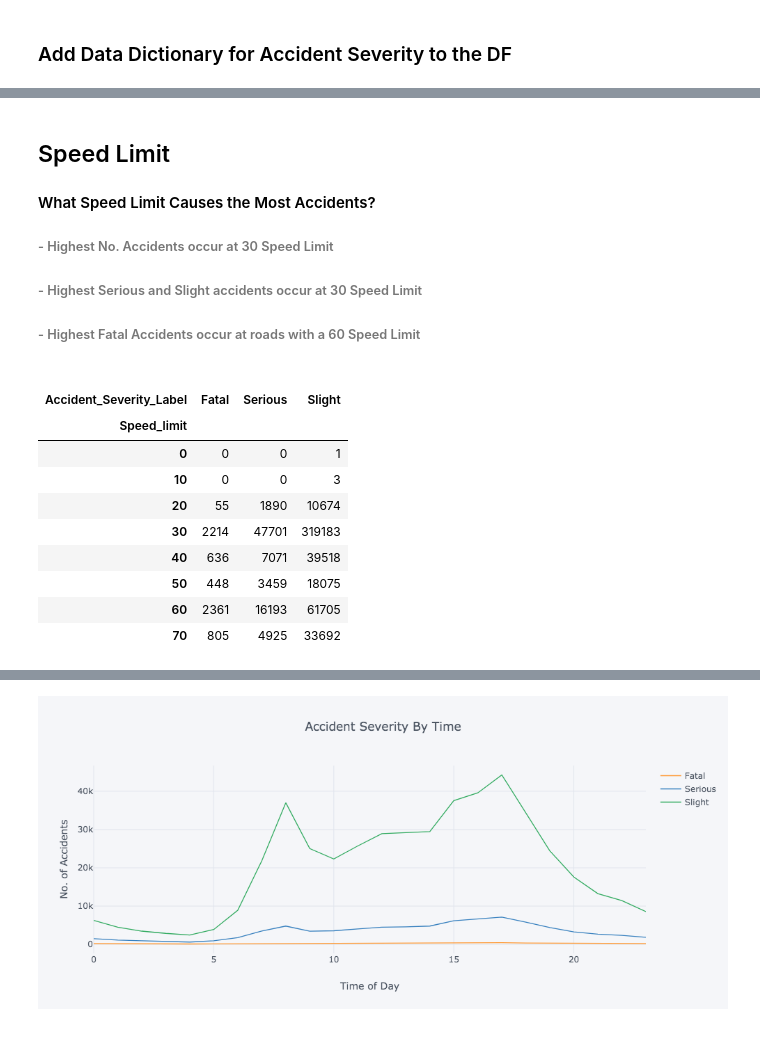
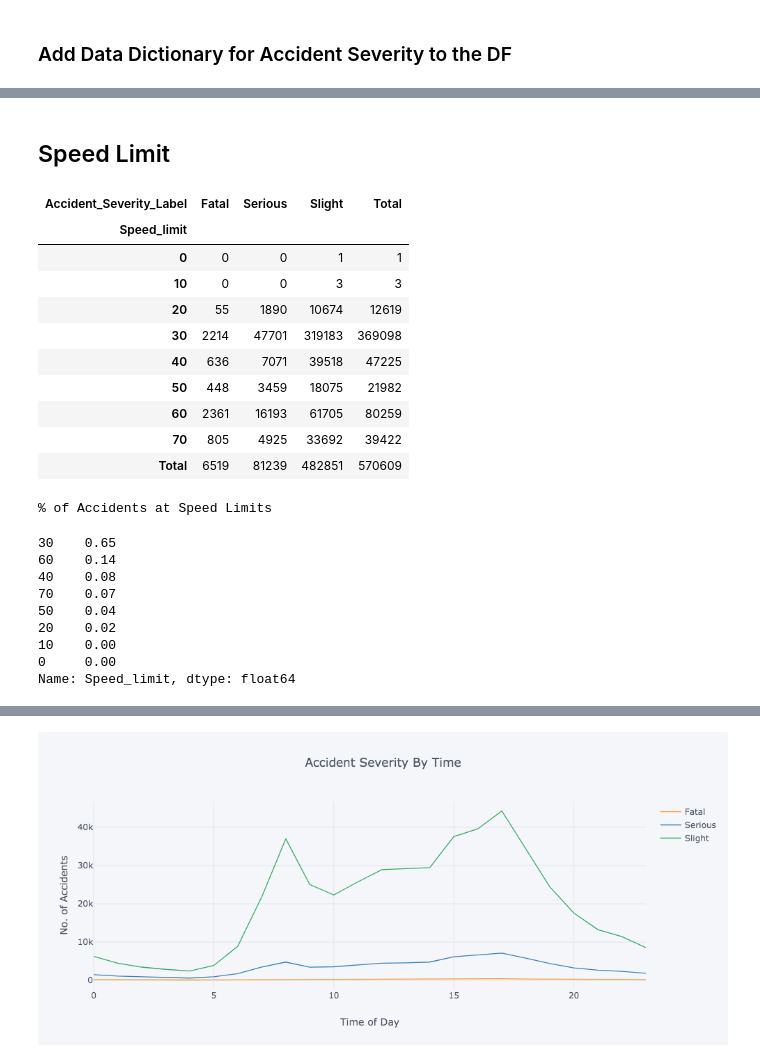
Before and after one commit to Danjah/ukdata, a Jupyter notebook: ukdata_df_prep.ipynb, the cells around one changed output, grey strips where cells are left out. Cells and saved outputs as stored; diff of their text form; code cells hidden in the pictures.

```diff
--- a/ukdata_df_prep.ipynb
+++ b/ukdata_df_prep.ipynb
@@ -85,27 +101,39 @@ ukData.sample(5)
 5 rows × 30 columns
-# %% [markdown]
-## Speed Limit
-#### What Speed Limit Causes the Most Accidents?
-###### - Highest No. Accidents occur at 30 Speed Limit
-###### - Highest Serious and Slight accidents occur at 30 Speed Limit
-###### - Highest Fatal Accidents occur at roads with a 60 Speed Limit
-###### <b>
+# %% [markdown]
+## Speed Limit
 # %%
 #Create a Grouped DF comparing Speed Limit against Accident_Severity_Label
-speed_gp = (ukData.groupby(['Accident_Severity_Label','Speed_limit'])['Accident_Severity_Label']
-            .agg('count').unstack('Accident_Severity_Label').fillna(0))
+speed_gp = pd.crosstab(ukData.Speed_limit,ukData.Accident_Severity_Label, margins=True, margins_name='Total')
+
+#Avg Accidents that occur at the differnet speed Limits
+speed_gp_avg = pd.crosstab(ukData.Speed_limit,ukData.Accident_Severity_Label).mean(axis=1)
 
 #Highlight Max Values
-speed_gp.style.highlight_max(color='red')
+speed_gp.style.highlight_max(color='lightblue')
 # %% [output]
-| Accident_Severity_Label | Fatal | Serious | Slight |
-| Speed_limit |  |  |  |
-| 0 | 0 | 0 | 1 |
-| 10 | 0 | 0 | 3 |
-| 20 | 55 | 1890 | 10674 |
-| 30 | 2214 | 47701 | 319183 |
-| 40 | 636 | 7071 | 39518 |
-| 50 | 448 | 3459 | 18075 |
-| 60 | 2361 | 16193 | 61705 |
-| 70 | 805 | 4925 | 33692 |
+| Accident_Severity_Label | Fatal | Serious | Slight | Total |
+| Speed_limit |  |  |  |  |
+| 0 | 0 | 0 | 1 | 1 |
+| 10 | 0 | 0 | 3 | 3 |
+| 20 | 55 | 1890 | 10674 | 12619 |
+| 30 | 2214 | 47701 | 319183 | 369098 |
+| 40 | 636 | 7071 | 39518 | 47225 |
+| 50 | 448 | 3459 | 18075 | 21982 |
+| 60 | 2361 | 16193 | 61705 | 80259 |
+| 70 | 805 | 4925 | 33692 | 39422 |
+| Total | 6519 | 81239 | 482851 | 570609 |
+# %%
+print("% of Accidents at Speed Limits")
+ukData.Speed_limit.value_counts(normalize=True).round(2)
+# %% [output]
+% of Accidents at Speed Limits
+30    0.65
+60    0.14
+40    0.08
+70    0.07
+50    0.04
+20    0.02
+10    0.00
+0     0.00
+Name: Speed_limit, dtype: float64
 # %%
```
Also changed, not shown: parts of 58 cells of this notebook, 1 other file.
